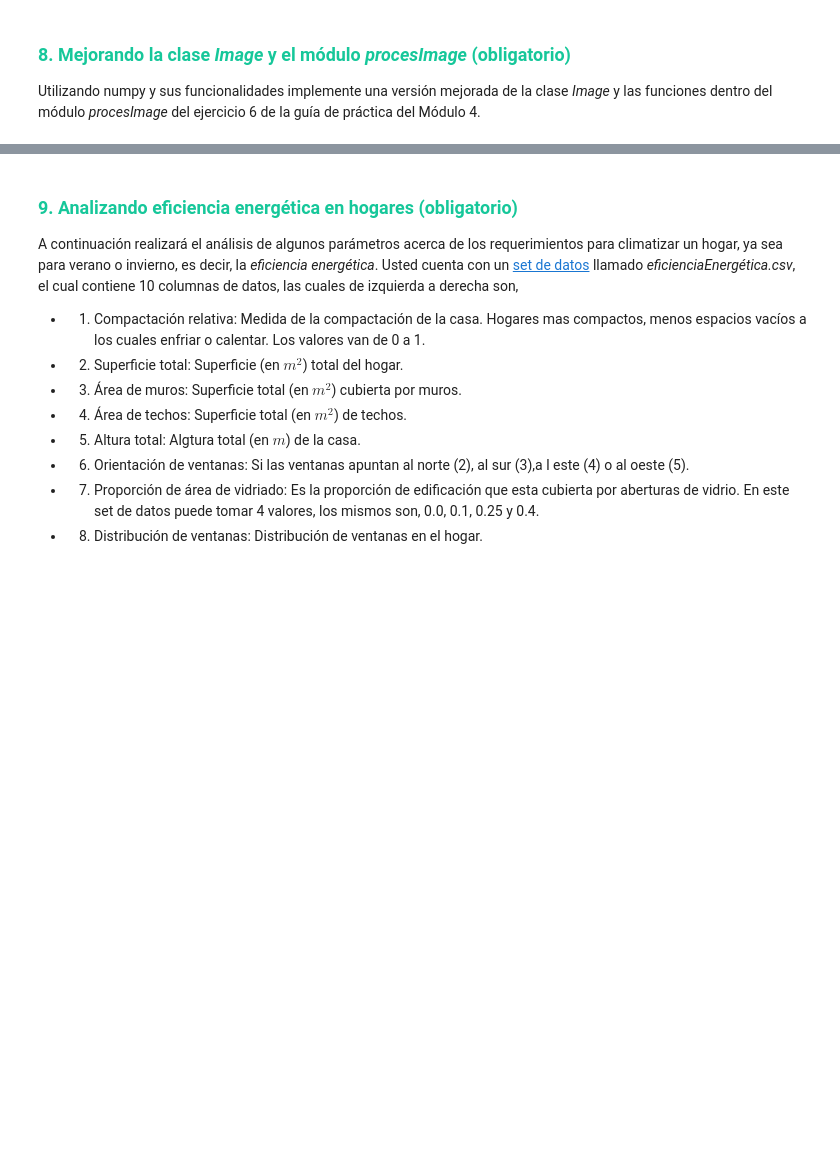
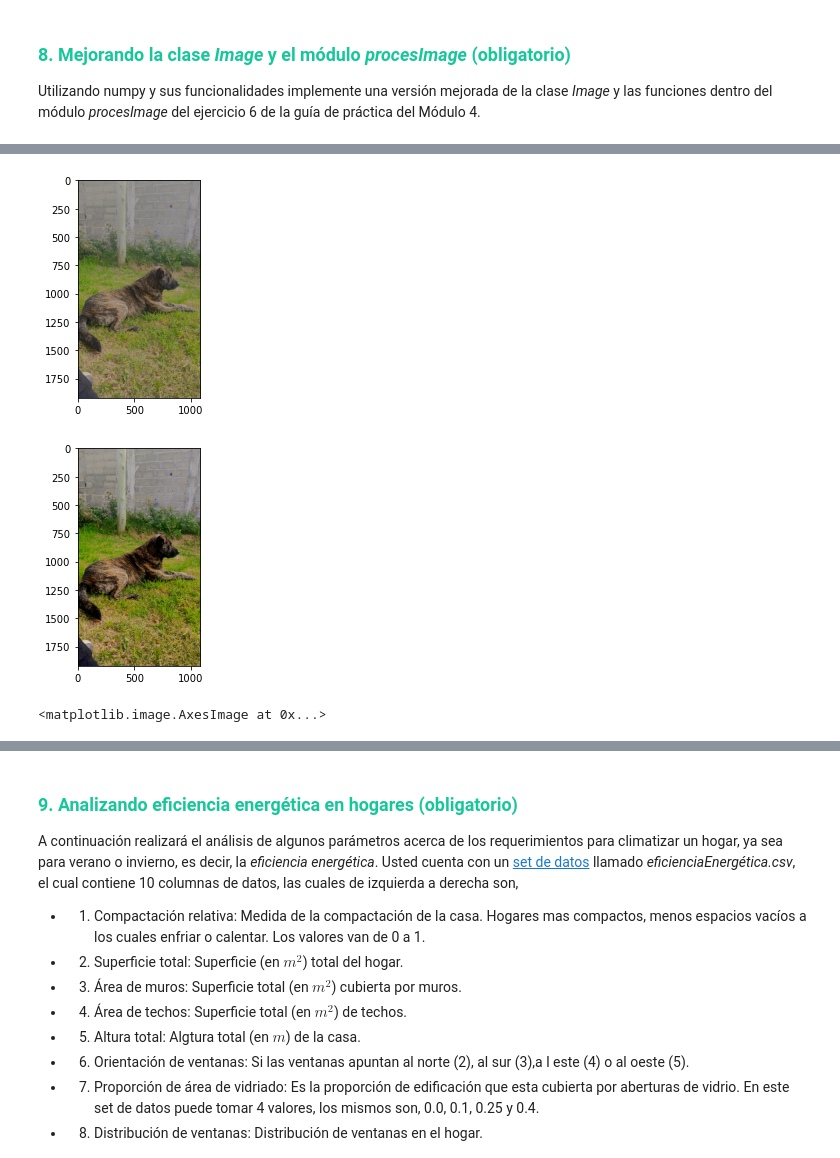
Before and after one commit to maximilianog258/PDAMaxiG, a Jupyter notebook: Jupyter teoría parte 6/Ejercitación Numpy/Módulo 6 - Ejercicios.ipynb, the cells around one changed output, grey strips where cells are left out. Cells and saved outputs as stored; diff of their text form; code cells hidden in the pictures; blank space fills up the shorter version.

```diff
--- a/Jupyter teoría parte 6/Ejercitación Numpy/Módulo 6 - Ejercicios.ipynb
+++ b/Jupyter teoría parte 6/Ejercitación Numpy/Módulo 6 - Ejercicios.ipynb
@@ -251,17 +251,17 @@ Los valores opuestos de cada indice [22 33 44]
 # %%
 """- 3.2) Obtener los índices de un arreglo 2D de enteros correspondientes a los valores que sean números primos. """
 
-arrayaso = np.array([1,2,3,4,5,6,7,8,9,10])
-arrayasen = np.array([arrayaso,arrayaso])
+# arrayaso = np.array([1,2,3,4,5,6,7,8,9,10])
+# arrayasen = np.array([arrayaso,arrayaso])
 
-arrayasen
-mask=arrayasen[:,0]%2 == 0
-pares= arrayasen[:,0][mask]
+# arrayasen
+# mask1=arrayasen[:,0]%2 ==
+# pares= arrayasen[:,0][mask]
 
 
-lugares= np.argwhere()
-print(pares)
-pares
+# lugares= np.argwhere()
+# print(pares)
+# pares
 # %% [output]
 TypeError: _argwhere_dispatcher() missing 1 required positional argument: 'a'
 # %% [markdown]
@@ -452,0 +534,22 @@ Clipping input data to the valid range for imshow with RGB data ([0..1] for floa
+# %%
+def ajustarContraste(contra, prf = 1 ):
+    contraste = contra.image
+    copeando= copy.deepcopy(contra)
+    virgenisima=np.full((contra.filas,contra.columnas,3),128)
+    copeando.image = prf*(copeando.image-virgenisima)+virgenisima
+    imagen=copeando.image
+    mask= imagen[:,:,:]>255
+    imagen[mask]=255
+    mask0= imagen[:,:,:]<0
+    imagen[mask0]=0
+    copeando.image=imagen
+    return copeando
+# %%
+faustich = Image(filename='fausto.jpg')
+perra=ajustarContraste(faustich,1.5)
+faustich.showImage()
+perra.showImage()
+# %% [output]
+[figure, added]
+[figure, added]
+<matplotlib.image.AxesImage at 0x...>
```
Also changed, not shown: parts of 15 cells of this notebook, 3 other files.
